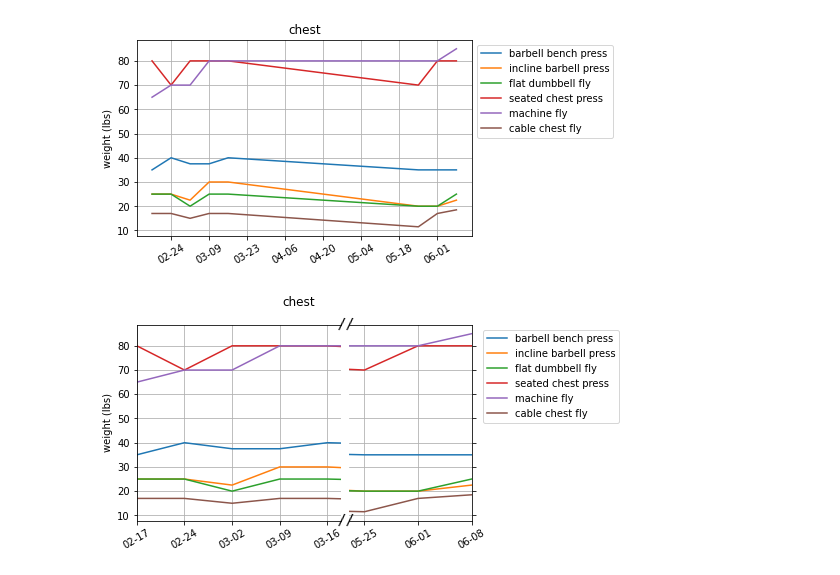
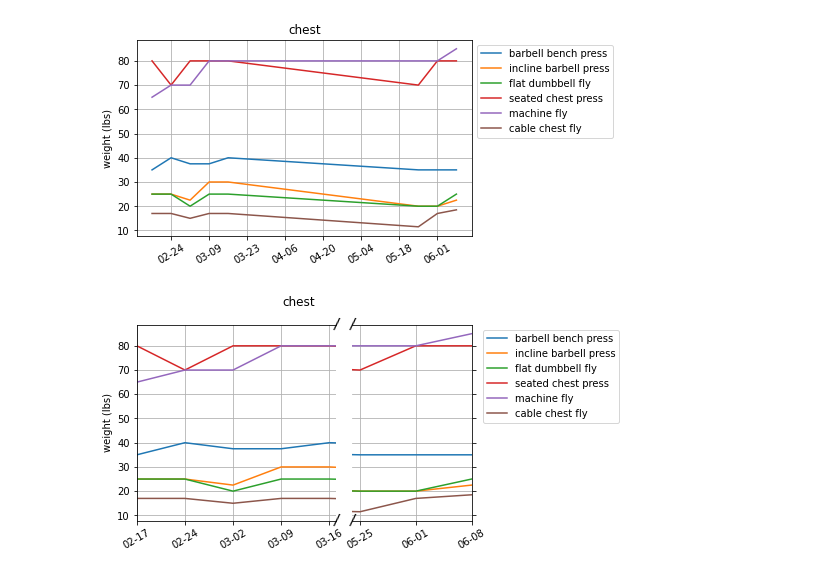
Before and after one commit to zhaoyi3264/goodbye-impotence, a Jupyter notebook: visualization.ipynb, the cells around one changed output. Cells and saved outputs as stored; diff of their text form; code cells hidden in the pictures.

```diff
--- a/visualization.ipynb
+++ b/visualization.ipynb
@@ -13 +13,5 @@ import pandas as pd
+# %%
+files = ['chest.csv', 'back.csv', 'shoulder.csv', 'arm.csv', 'leg.csv']
+weekdays = [MO, TU, TH, FR, SA]
+file_to_weekdays = dict(zip(files, weekdays))
 # %%
@@ -38,15 +42,21 @@ show_in_single_figure('chest.csv', MO)
 # %% [output]
 [figure]
 # %%
-def subplots_broken(data, byweekday):
+def subplots_broken(data, weekday, fig=None, gs_ij=None):
     # create the axes based on the density of data
     start = list(data.index.month).index(5)
     start_ratio = start / len(data.index)
-    gridspec_kw = dict(width_ratios=[start_ratio, 1 - start_ratio], wspace=0.05)
-    fig, (ax0, ax1) = plt.subplots(1, 2, sharey=True, gridspec_kw=gridspec_kw)
+    gridspec_kw = dict(width_ratios=[start_ratio, 1 - start_ratio], wspace=0.1)
+
+    if fig and gs_ij:
+        subgs = gs_ij.subgridspec(1, 2, **gridspec_kw)
+        ax0 = fig.add_subplot(subgs[0, 0])
+        ax1 = fig.add_subplot(subgs[0, 1])
+    else:
+        fig, (ax0, ax1) = plt.subplots(1, 2, sharey=True, gridspec_kw=gridspec_kw)
 
     #adjust the axes so that they are broken
-    delta = datetime.timedelta(days=2)
+    delta = datetime.timedelta(days=1)
     ax0.set_xlim(data.index[0], data.index[start - 1] + delta)
     ax1.set_xlim(data.index[start] - delta, data.index[-1])
 
@@ -64,11 +74,11 @@ def subplots_broken(data, byweekday):
     # set the locators and formatters
     formatter = mdates.DateFormatter('%m-%d')
 
-    locator = mdates.WeekdayLocator(byweekday=byweekday)
+    locator = mdates.WeekdayLocator(byweekday=weekday)
     ax0.get_xaxis().set_major_locator(locator)
     ax0.get_xaxis().set_major_formatter(formatter)
 
-    locator = mdates.WeekdayLocator(byweekday=byweekday)
+    locator = mdates.WeekdayLocator(byweekday=weekday)
     ax1.get_xaxis().set_major_locator(locator)
     ax1.get_xaxis().set_major_formatter(formatter)
 
@@ -77,26 +87,26 @@ def subplots_broken(data, byweekday):
     ax1.yaxis.tick_right()
     return fig, ax0, ax1
 # %%
-def show_in_single_figure_broken(file, byweekday):
+def show_in_single_figure_broken(file):
     data = pd.read_csv(os.path.join('data', file), index_col=0,
                    dtype=np.float32, parse_dates=True)
-    fig, ax0, ax1 = subplots_broken(data, byweekday)
+    fig, ax0, ax1 = subplots_broken(data, file_to_weekdays[file])
 
     # plot the data
     data.plot(ax=ax0, legend=False)
     data.plot(ax=ax1)
 
     # more adjustments
     ax1.legend(loc='upper left', bbox_to_anchor=(1.05, 1))
     fig.autofmt_xdate(ha='center')
-    fig.suptitle(file[:file.find('.')])
+    fig.suptitle(file[:file.index('.')])
     ax0.grid(True)
     ax1.grid(True)
 
     # save and show the figure
     plt.savefig(os.path.join('figures', file[:file.index('.')]), bbox_inches='tight')
     plt.show()
 
-show_in_single_figure_broken('chest.csv', MO)
+show_in_single_figure_broken('chest.csv')
 # %% [output]
-[figure, old version]
+[figure, new version]
```
Also changed, not shown: parts of 9 cells of this notebook, 11 other files.
